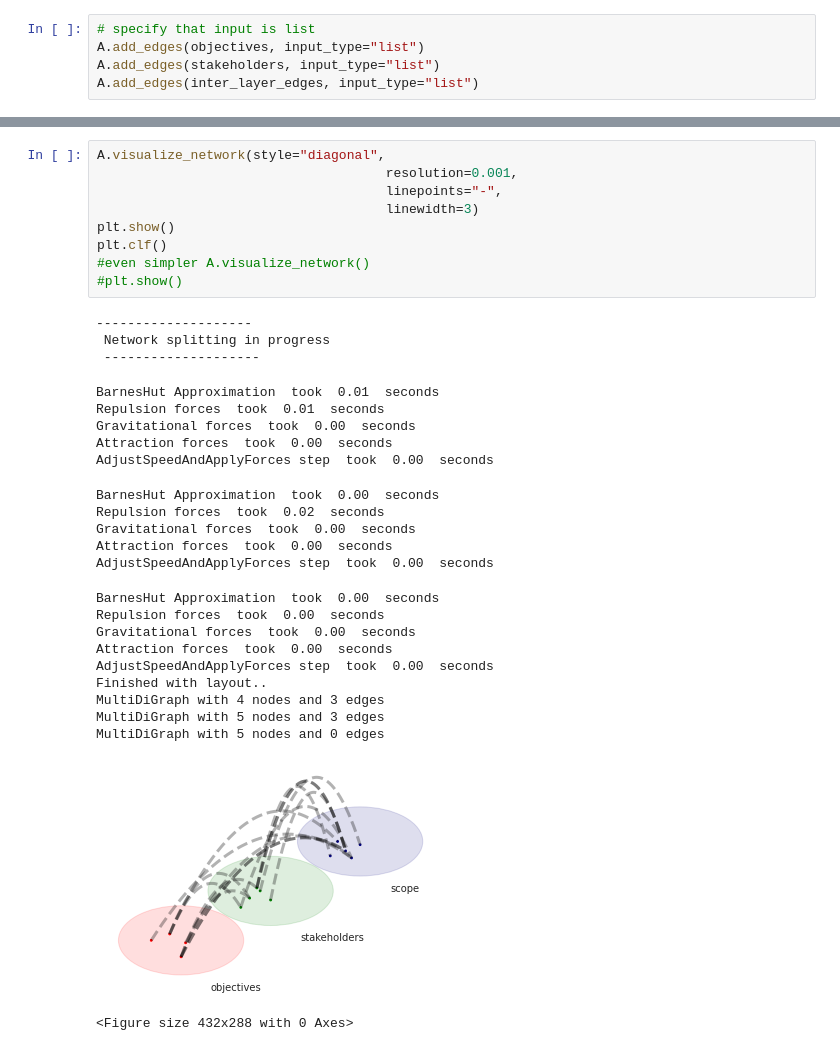
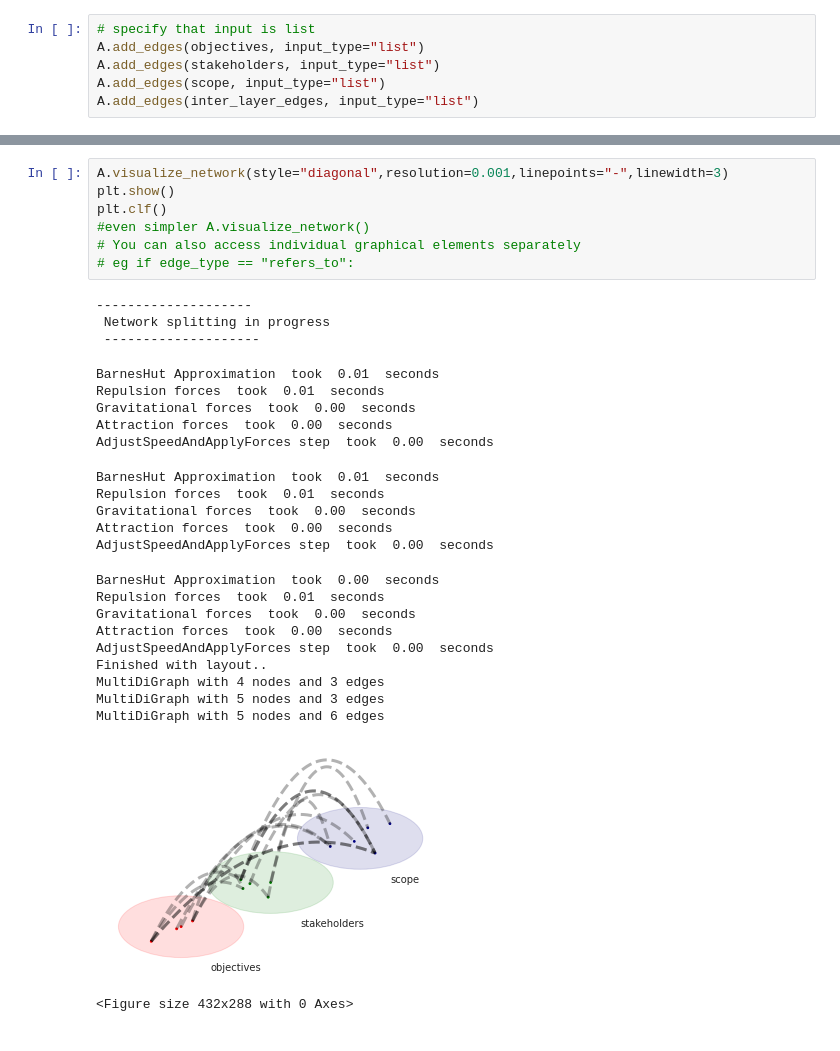
Before and after one commit to lawrencerowland/py3plex, a Jupyter notebook: stakeholder_objectives.ipynb, the cells around one changed output, grey strips where cells are left out. Saved outputs shown, nothing was run; the diff lists cells and outputs as text.

```diff
--- a/stakeholder_objectives.ipynb
+++ b/stakeholder_objectives.ipynb
@@ -43,4 +43,5 @@ inter_layer_edges = [["sustain_carbon", "objectives", "Town_council", "stakehold
 # specify that input is list
 A.add_edges(objectives, input_type="list")
 A.add_edges(stakeholders, input_type="list")
+A.add_edges(scope, input_type="list")
 A.add_edges(inter_layer_edges, input_type="list")
@@ -122,34 +138,32 @@ Finished with layout..
 # %%
-A.visualize_network(style="diagonal",
-                                     resolution=0.001,
-                                     linepoints="-",
-                                     linewidth=3)
+A.visualize_network(style="diagonal",resolution=0.001,linepoints="-",linewidth=3)
 plt.show()
 plt.clf()
 #even simpler A.visualize_network()
-#plt.show()
+# You can also access individual graphical elements separately
+# eg if edge_type == "refers_to":
 # %% [output]
 --------------------
  Network splitting in progress
  --------------------
 BarnesHut Approximation  took  0.01  seconds
 Repulsion forces  took  0.01  seconds
 Gravitational forces  took  0.00  seconds
 Attraction forces  took  0.00  seconds
 AdjustSpeedAndApplyForces step  took  0.00  seconds
-BarnesHut Approximation  took  0.00  seconds
-Repulsion forces  took  0.02  seconds
+BarnesHut Approximation  took  0.01  seconds
+Repulsion forces  took  0.01  seconds
 Gravitational forces  took  0.00  seconds
 Attraction forces  took  0.00  seconds
 AdjustSpeedAndApplyForces step  took  0.00  seconds
 BarnesHut Approximation  took  0.00  seconds
-Repulsion forces  took  0.00  seconds
+Repulsion forces  took  0.01  seconds
 Gravitational forces  took  0.00  seconds
 Attraction forces  took  0.00  seconds
 AdjustSpeedAndApplyForces step  took  0.00  seconds
 Finished with layout..
 MultiDiGraph with 4 nodes and 3 edges
 MultiDiGraph with 5 nodes and 3 edges
-MultiDiGraph with 5 nodes and 0 edges
+MultiDiGraph with 5 nodes and 6 edges
-[figure, old version]
+[figure, new version]
 <Figure size 432x288 with 0 Axes>
```
Also changed, not shown: parts of 19 cells of this notebook.
